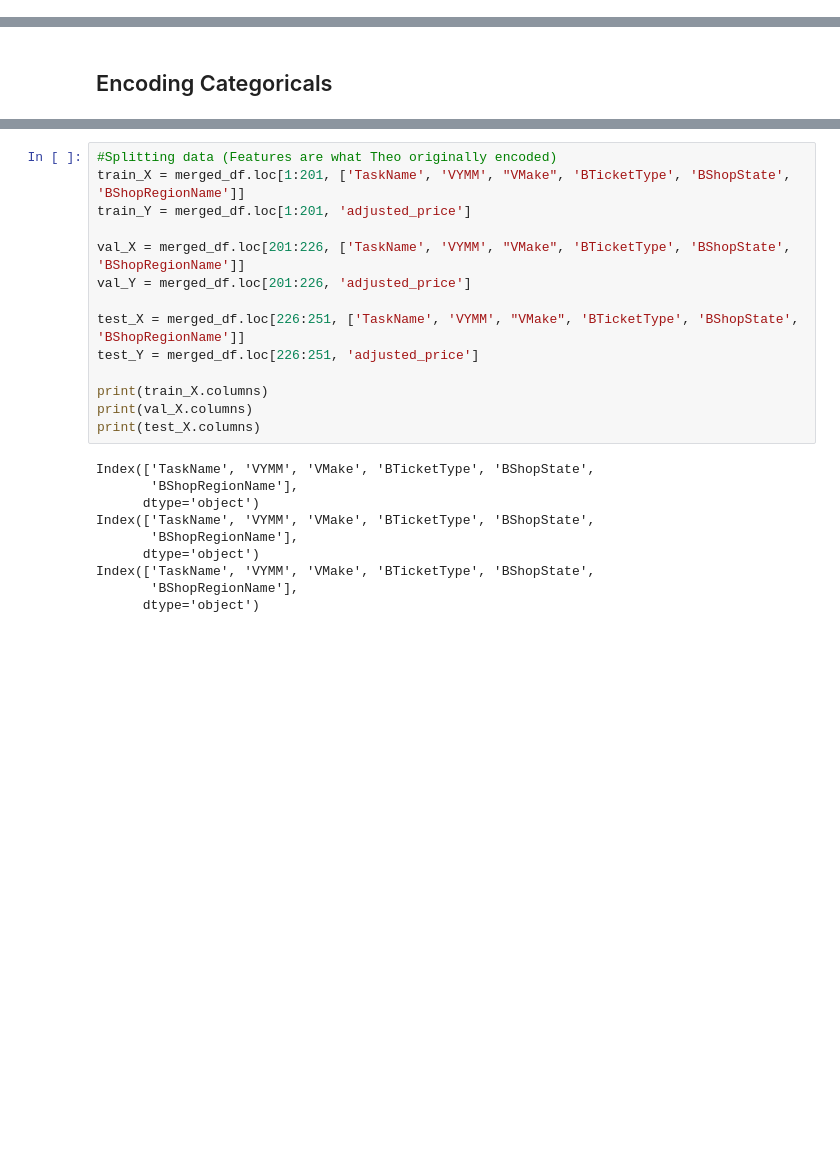
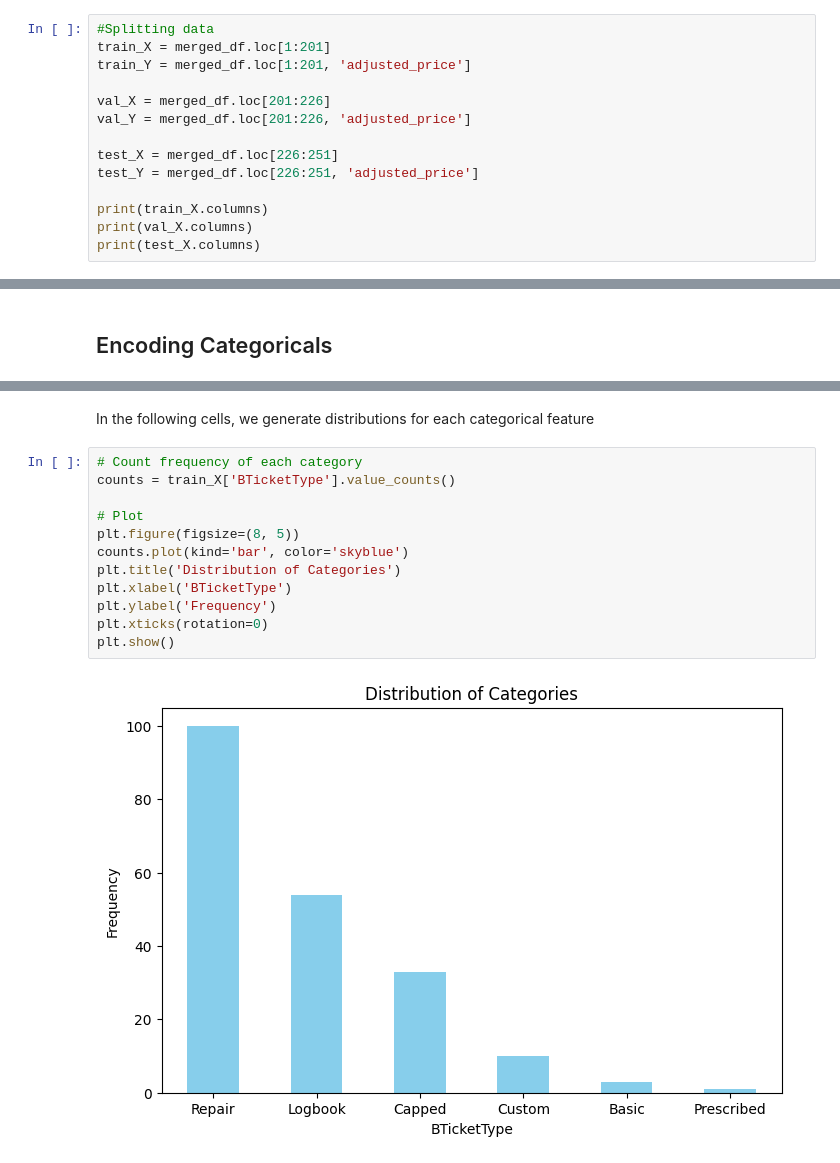
Before and after one commit to tdela12/CAPSTONE_T316, a Jupyter notebook: Preliminary Models/preprocessing.ipynb, the cells around one changed output, grey strips where cells are left out. Cells and saved outputs as stored; diff of their text form; blank space fills up the shorter version.

Commit message:
Generated categorical feautre distributions and intercorrelation

```diff
--- a/Preliminary Models/preprocessing.ipynb
+++ b/Preliminary Models/preprocessing.ipynb
@@ -44,0 +53,14 @@ pd.reset_option('display.max_columns')
+# %%
+#Splitting data
+train_X = merged_df.loc[1:201]
+train_Y = merged_df.loc[1:201, 'adjusted_price']
+
+val_X = merged_df.loc[201:226]
+val_Y = merged_df.loc[201:226, 'adjusted_price']
+
+test_X = merged_df.loc[226:251]
+test_Y = merged_df.loc[226:251, 'adjusted_price']
+
+print(train_X.columns)
+print(val_X.columns)
+print(test_X.columns)
@@ -74,27 +119,19 @@ VYMM has 5192 categories
 VMake has 360 categories
 BShopState has 8 categories
 BShopRegionName has 119 categories
-# %%
-#Splitting data (Features are what Theo originally encoded)
-train_X = merged_df.loc[1:201, ['TaskName', 'VYMM', "VMake", 'BTicketType', 'BShopState', 'BShopRegionName']]
-train_Y = merged_df.loc[1:201, 'adjusted_price']
-
-val_X = merged_df.loc[201:226, ['TaskName', 'VYMM', "VMake", 'BTicketType', 'BShopState', 'BShopRegionName']]
-val_Y = merged_df.loc[201:226, 'adjusted_price']
-
-test_X = merged_df.loc[226:251, ['TaskName', 'VYMM', "VMake", 'BTicketType', 'BShopState', 'BShopRegionName']]
-test_Y = merged_df.loc[226:251, 'adjusted_price']
-
-print(train_X.columns)
-print(val_X.columns)
-print(test_X.columns)
-# %% [output]
-Index(['TaskName', 'VYMM', 'VMake', 'BTicketType', 'BShopState',
-       'BShopRegionName'],
-      dtype='object')
-Index(['TaskName', 'VYMM', 'VMake', 'BTicketType', 'BShopState',
-       'BShopRegionName'],
-      dtype='object')
-Index(['TaskName', 'VYMM', 'VMake', 'BTicketType', 'BShopState',
-       'BShopRegionName'],
-      dtype='object')
+# %% [markdown]
+In the following cells, we generate distributions for each categorical feature
+# %%
+# Count frequency of each category
+counts = train_X['BTicketType'].value_counts()
+
+# Plot
+plt.figure(figsize=(8, 5))
+counts.plot(kind='bar', color='skyblue')
+plt.title('Distribution of Categories')
+plt.xlabel('BTicketType')
+plt.ylabel('Frequency')
+plt.xticks(rotation=0)
+plt.show()
+# %% [output]
+[figure, added]
```
Also changed, not shown: parts of 15 cells of this notebook.
